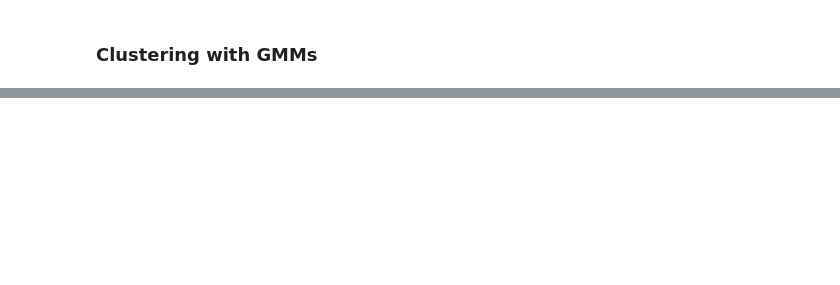
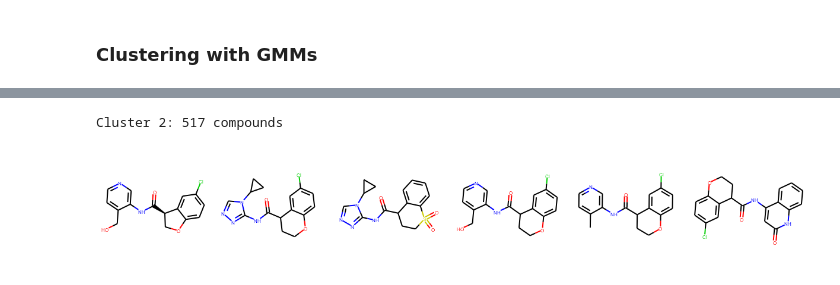
Before and after one commit to SABS-DataScienceForDrugDiscovery-9/COVID_moonshot_analysis, a Jupyter notebook: workflow_presentation.ipynb, the cells around one changed output, grey strips where cells are left out. Cells and saved outputs as stored; diff of their text form; code cells hidden in the pictures; blank space fills up the shorter version.

```diff
--- a/workflow_presentation.ipynb
+++ b/workflow_presentation.ipynb
@@ -502,0 +537,6 @@ Text(0.5, 1.0, 'Distribution of compounds across clusters')
+# %%
+print('Cluster '+ str(2)+': '+str(cluster_sizes[2])+' compounds')
+Chem.Draw.MolsToGridImage(cl[2][0:6],molsPerRow=6)
+# %% [output]
+Cluster 2: 517 compounds
+[figure, added]
```
Also changed, not shown: parts of 8 cells of this notebook.
